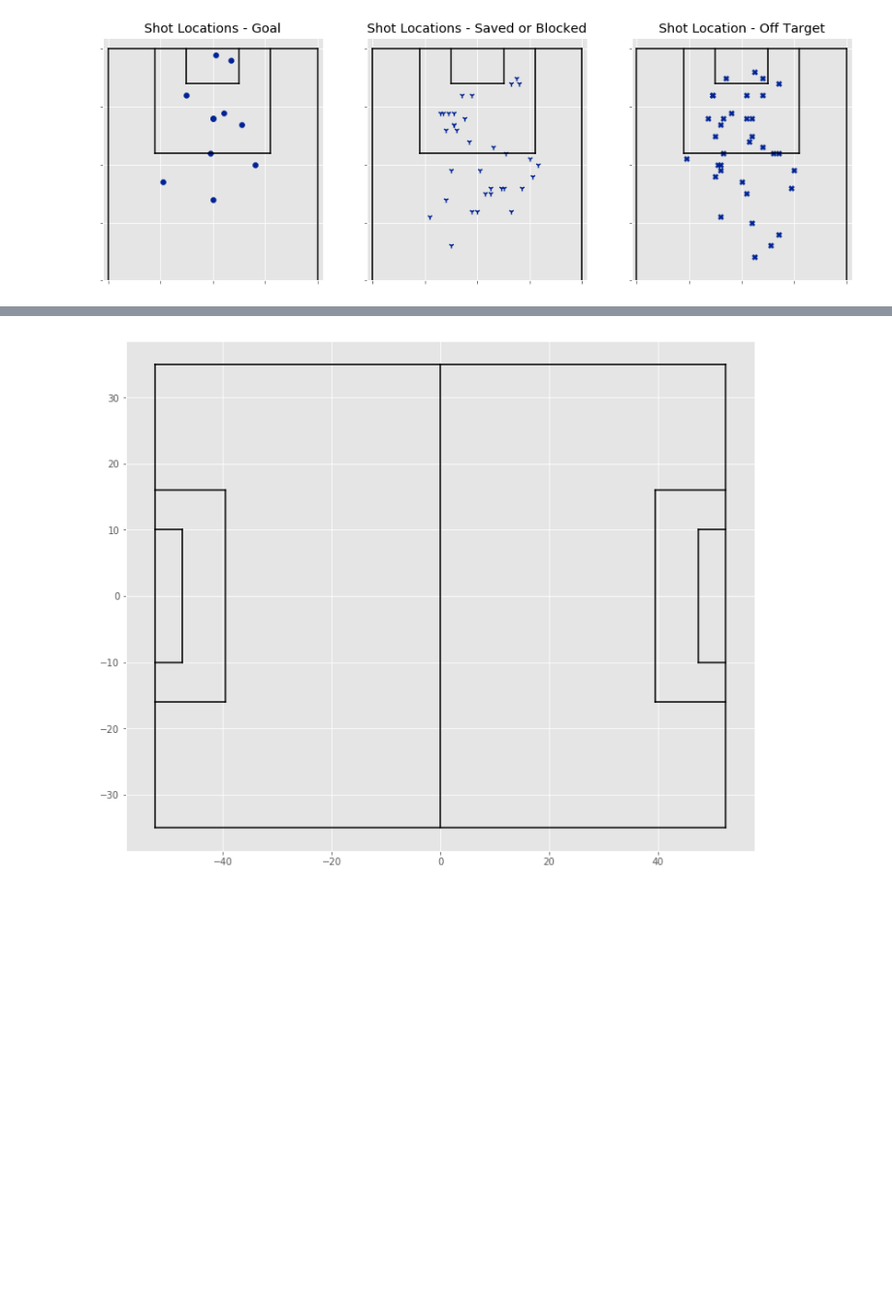
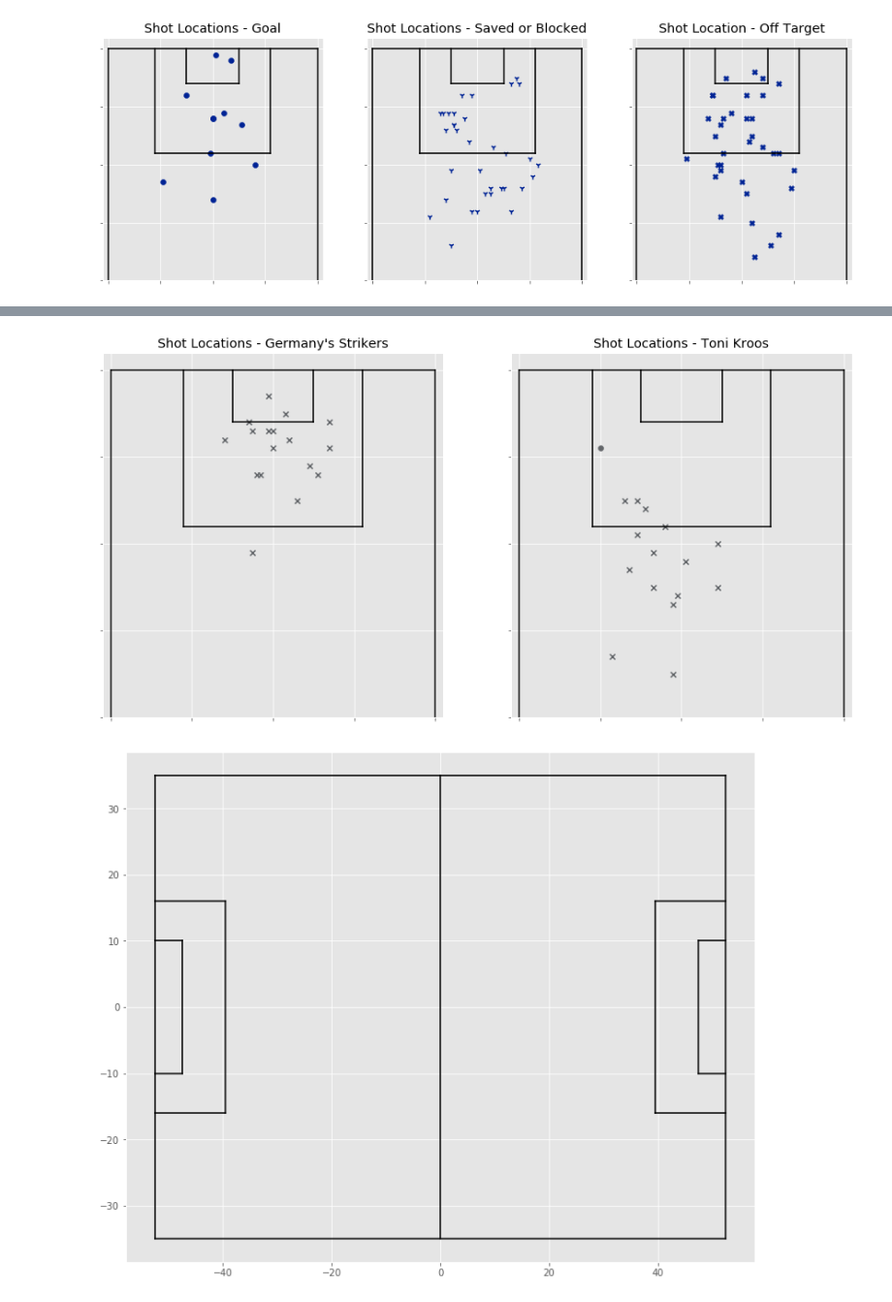
Before and after one commit to bkktimber/keyboard-manager, a Jupyter notebook: get_data.ipynb, the cells around one changed output, grey strips where cells are left out. Shown at 97% size. Saved outputs shown, nothing was run; the diff lists cells and outputs as text; code cells hidden in the pictures; blank space fills up the shorter version.

```diff
--- a/get_data.ipynb
+++ b/get_data.ipynb
@@ -749,3 +661,101 @@ plt.show()
+# %%
+fig = plt.figure(figsize=(15, 7.5))
+ax1 = fig.add_subplot(1, 2, 1)
+ax1.scatter(-shot_germany[(shot_germany.player == 'Timo Werner')].start_location_y,
+            shot_germany[(shot_germany.player == 'Timo Werner')].start_location_x,
+            marker='x', color='#63666A')
+
+ax1.scatter(-shot_germany[(shot_germany.player == 'Thomas Müller')].start_location_y,
+            shot_germany[(shot_germany.player == 'Thomas Müller')].start_location_x,
+            marker='x', color='#63666A')
+
+ax1.scatter(-shot_germany[(shot_germany.player == 'Mario Gómez García')].start_location_y,
+            shot_germany[(shot_germany.player == 'Mario Gómez García')].start_location_x,
+            marker='x', color='#63666A')
+
+ax1.set_title('Shot Locations - Germany\'s Strikers')
+
+
+plt.plot([-50, -50], [114, 120],color="black")
+plt.plot([-30, -30], [114, 120],color="black")
+plt.plot([-30,-50], [114, 114],color="black")
+
+plt.plot([-62, -62], [102, 120],color="black")
+plt.plot([-18, -18], [102, 120],color="black")
+plt.plot([-62,-18], [102, 102],color="black")
+
+plt.plot([-80, 0], [120, 120],color="black")
+plt.plot([0, 0], [75, 120],color="black")
+plt.plot([-80, -80], [75, 120],color="black")
+
+plt.xlim([-82, 2])
+plt.ylim([80, 122])
+plt.yticks([80, 90, 100, 110, 120])
+plt.xticks([0, -20, -40, -60, -80])
+plt.setp(ax1.get_xticklabels(), visible=False)
+plt.setp(ax1.get_yticklabels(), visible=False)
+plt.gca().invert_xaxis()
+
+ax2 = fig.add_subplot(1, 2, 2)
+ax2.scatter(-shot_germany[(shot_germany.player == 'Toni Kroos') & (shot_germany.outcome != 'Goal')].start_location_y,
+            shot_germany[(shot_germany.player == 'Toni Kroos') & (shot_germany.outcome != 'Goal')].start_location_x,
+            marker='x', color='#63666A')
+ax2.scatter(-shot_germany[(shot_germany.player == 'Toni Kroos') & (shot_germany.outcome == 'Goal')].start_location_y,
+            shot_germany[(shot_germany.player == 'Toni Kroos') & (shot_germany.outcome == 'Goal')].start_location_x,
+            marker='o', color='#63666A')
+ax2.set_title('Shot Locations - Toni Kroos')
+
+plt.plot([-50, -50], [114, 120],color="black")
+plt.plot([-30, -30], [114, 120],color="black")
+plt.plot([-30,-50], [114, 114],color="black")
+
+plt.plot([-62, -62], [102, 120],color="black")
+plt.plot([-18, -18], [102, 120],color="black")
+plt.plot([-62,-18], [102, 102],color="black")
+
+plt.plot([-80, 0], [120, 120],color="black")
+plt.plot([0, 0], [75, 120],color="black")
+plt.plot([-80, -80], [75, 120],color="black")
+
+plt.xlim([-82, 2])
+plt.ylim([80, 122])
+plt.yticks([80, 90, 100, 110, 120])
+plt.xticks([0, -20, -40, -60, -80])
+plt.setp(ax2.get_xticklabels(), visible=False)
+plt.setp(ax2.get_yticklabels(), visible=False)
+plt.gca().invert_xaxis()
+
+# ax3 = fig.add_subplot(1, 3, 3)
+# ax3.scatter(-shot_france[(shot_france.outcome == 'Off T') | (shot_france.outcome == 'Wayward')].start_location_y,
+#             shot_france[(shot_france.outcome == 'Off T') | (shot_france.outcome == 'Wayward')].start_location_x,
+#             marker='X', color='#002395')
+
+# ax3.set_title('Shot Location - Off Target')
+
+# plt.plot([-50, -50], [114, 120],color="black")
+# plt.plot([-30, -30], [114, 120],color="black")
+# plt.plot([-30,-50], [114, 114],color="black")
+
+# plt.plot([-62, -62], [102, 120],color="black")
+# plt.plot([-18, -18], [102, 120],color="black")
+# plt.plot([-62,-18], [102, 102],color="black")
+
+# plt.plot([-80, 0], [120, 120],color="black")
+# plt.plot([0, 0], [75, 120],color="black")
+# plt.plot([-80, -80], [75, 120],color="black")
+
+# plt.xlim([-82, 2])
+# plt.ylim([80, 122])
+# plt.yticks([80, 90, 100, 110, 120])
+# plt.xticks([0, -20, -40, -60, -80])
+# plt.setp(ax3.get_xticklabels(), visible=False)
+# plt.setp(ax3.get_yticklabels(), visible=False)
+# plt.gca().invert_xaxis()
+
+plt.savefig('pics/shot-map-germany_compare.png', format='png', bbox_inches='tight')
+plt.show()
+# %% [output]
+[figure, added]
 # %%
 fig = plt.figure()
 ax_p = fig.add_subplot(1,1,1)
```
Also changed, not shown: parts of 38 cells of this notebook, 15 other files.
